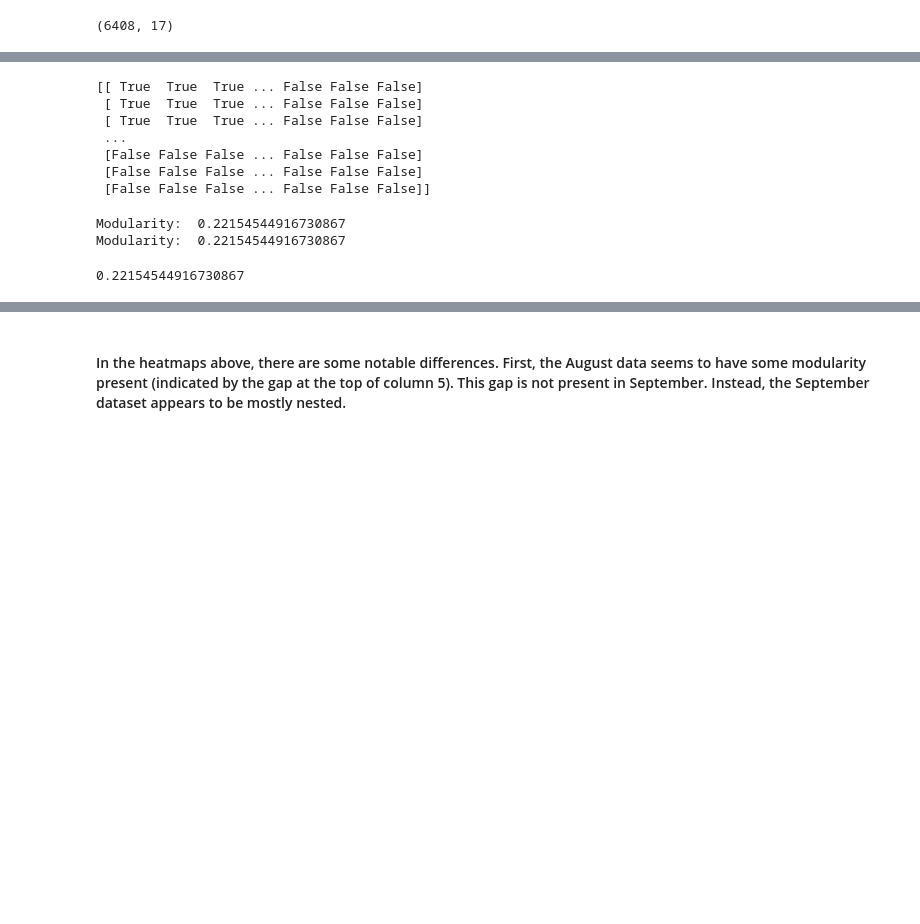
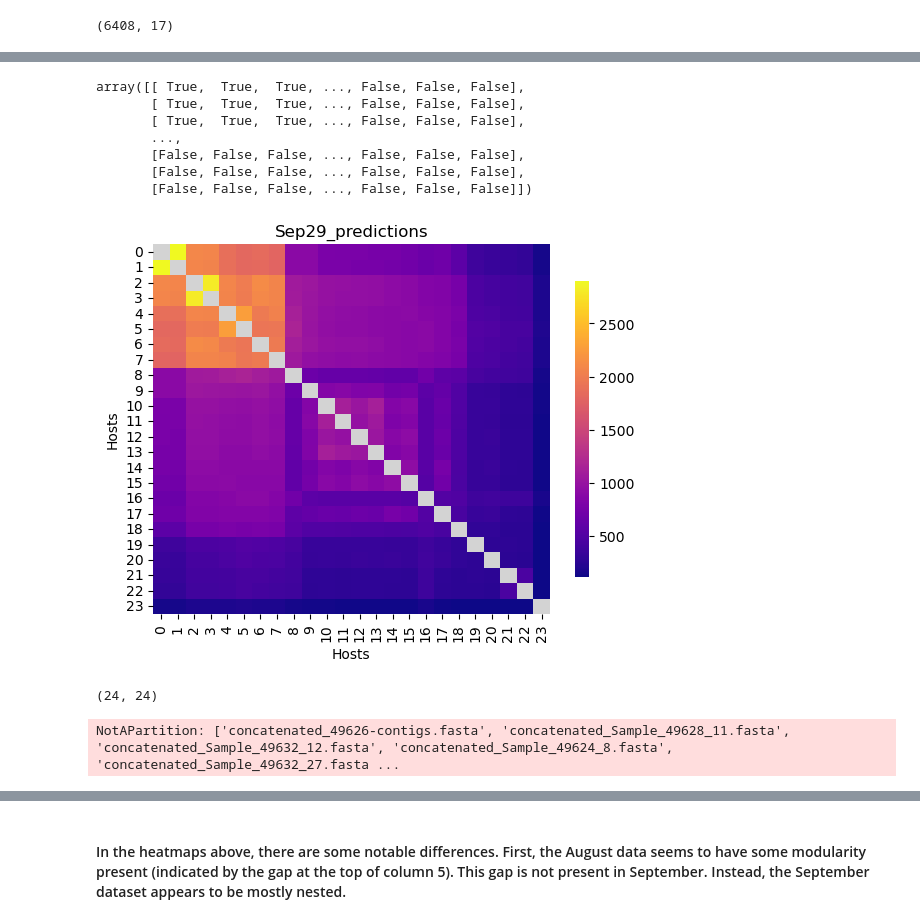
Before and after one commit to DuhaimeLab/VirusHostNetworkAnalysis, a Jupyter notebook: VHIP_real_data_tutorial.ipynb, the cells around one changed output, grey strips where cells are left out. Drawn from its saved outputs; the diff is of its cells as text; code cells hidden in the pictures; blank space fills up the shorter version.

```diff
--- a/VHIP_real_data_tutorial.ipynb
+++ b/VHIP_real_data_tutorial.ipynb
@@ -49,18 +49,11 @@ sep29_properties.plot_heatmap()
-# %%
-aug4_properties.make_square_matrix()
-print(aug4_properties.virus_host_array_square)
-# %% [output]
-[[ True  True  True ... False False False]
- [ True  True  True ... False False False]
- [ True  True  True ... False False False]
- ...
- [False False False ... False False False]
- [False False False ... False False False]
- [False False False ... False False False]]
 # %%
-aug4_properties.calculate_modularity()
-sep29_properties.calculate_modularity()
+aug4_properties.make_square_matrix()
+sep29_properties.make_square_matrix()
 # %% [output]
-Modularity:  0.22154544916730867
-Modularity:  0.22154544916730867
+array([[ True,  True,  True, ..., False, False, False],
+       [ True,  True,  True, ..., False, False, False],
+       [ True,  True,  True, ..., False, False, False],
+       ...,
+       [False, False, False, ..., False, False, False],
+       [False, False, False, ..., False, False, False],
+       [False, False, False, ..., False, False, False]])
-0.22154544916730867
@@ -67,3 +62,13 @@ Modularity:  0.22154544916730867
+# %%
+sep29_properties.plot_host_host_heatmap()
+print(sep29_properties.unipartite_hosts.shape)
+# %% [output]
+[figure, added]
+(24, 24)
+# %%
+sep29_properties.calculate_modularity()
+# %% [output]
+NotAPartition: ['concatenated_49626-contigs.fasta', 'concatenated_Sample_49628_11.fasta', 'concatenated_Sample_49632_12.fasta', 'concatenated_Sample_49624_8.fasta', 'concatenated_Sample_49632_27.fasta ...
 # %%
 import sys
 sys.getsizeof(aug4.virus_host_array)
```
Also changed, not shown: parts of 16 cells of this notebook, 49 other files.
